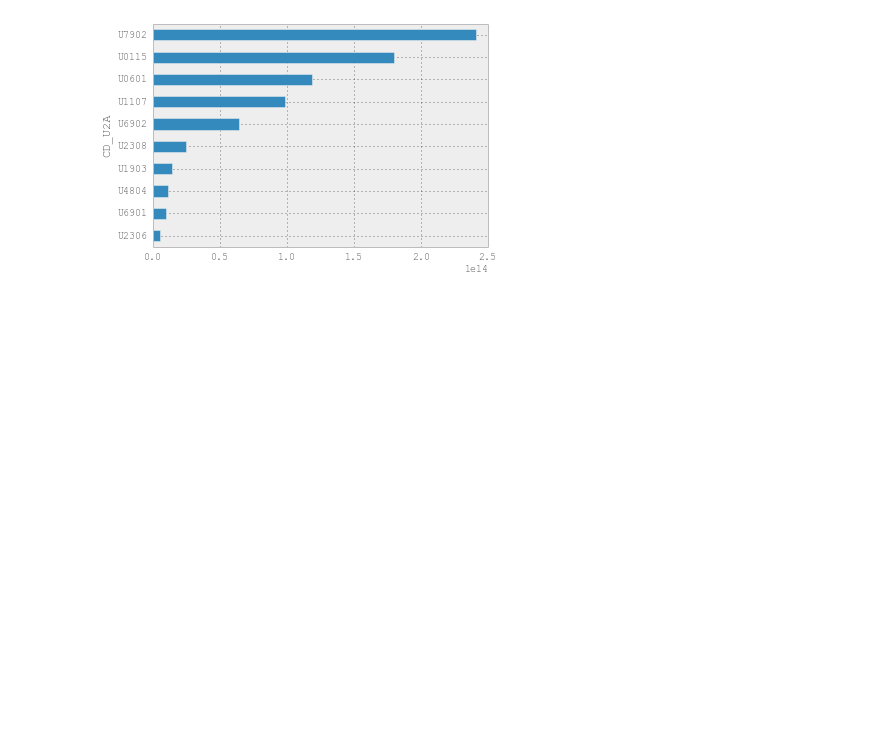
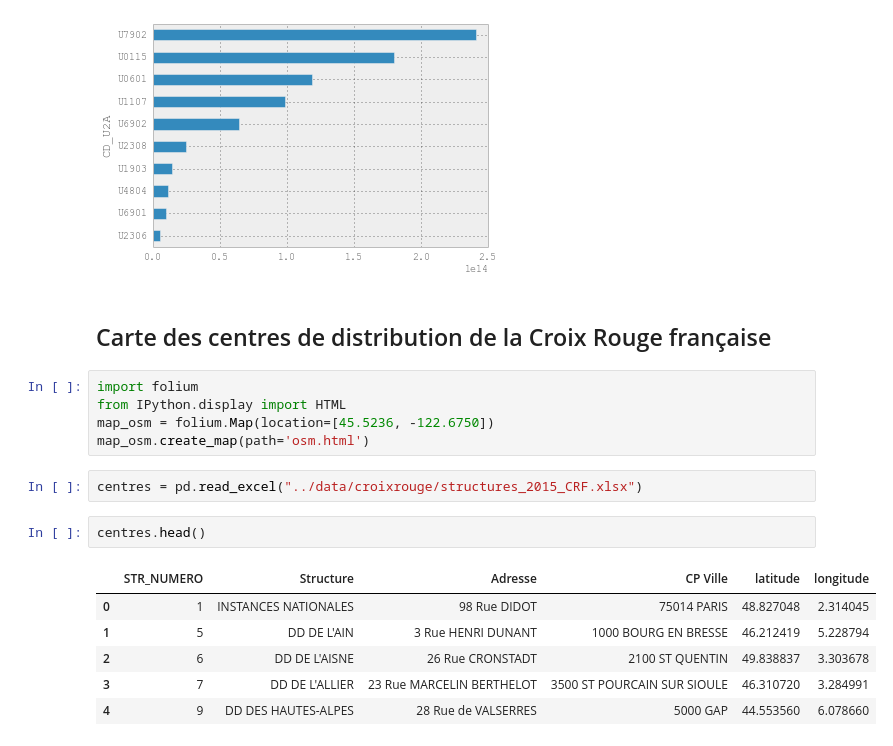
Before and after one commit to dataforgoodfr/croixrouge, a Jupyter notebook: exploration /Exploration.ipynb, the cells around one changed output. Drawn from its saved outputs; the diff is of its cells as text; blank space fills up the shorter version.

```diff
--- a/exploration /Exploration.ipynb
+++ b/exploration /Exploration.ipynb
@@ -28,3 +28,21 @@ stocks["POIDS_NET"].groupby(stocks["LB_REGION"]).sum().order(ascending=False)[0:
 # %% [output]
 <matplotlib.axes.AxesSubplot at 0x...>
 [figure]
+# %% [markdown]
+## Carte des centres de distribution de la Croix Rouge française
+# %%
+import folium
+from IPython.display import HTML
+map_osm = folium.Map(location=[45.5236, -122.6750])
+map_osm.create_map(path='osm.html')
+# %%
+centres = pd.read_excel("../data/croixrouge/structures_2015_CRF.xlsx")
+# %%
+centres.head()
+# %% [output]
+|  | STR_NUMERO | Structure | Adresse | CP Ville | latitude | longitude |
+| 0 | 1 | INSTANCES NATIONALES | 98 Rue DIDOT | 75014 PARIS | 48.827048 | 2.314045 |
+| 1 | 5 | DD DE L'AIN | 3 Rue HENRI DUNANT | 1000 BOURG EN BRESSE | 46.212419 | 5.228794 |
+| 2 | 6 | DD DE L'AISNE | 26 Rue CRONSTADT | 2100 ST QUENTIN | 49.838837 | 3.303678 |
+| 3 | 7 | DD DE L'ALLIER | 23 Rue MARCELIN BERTHELOT | 3500 ST POURCAIN SUR SIOULE | 46.310720 | 3.284991 |
+| 4 | 9 | DD DES HAUTES-ALPES | 28 Rue de VALSERRES | 5000 GAP | 44.553560 | 6.078660 |
```
Also changed, not shown: parts of 5 cells of this notebook.
